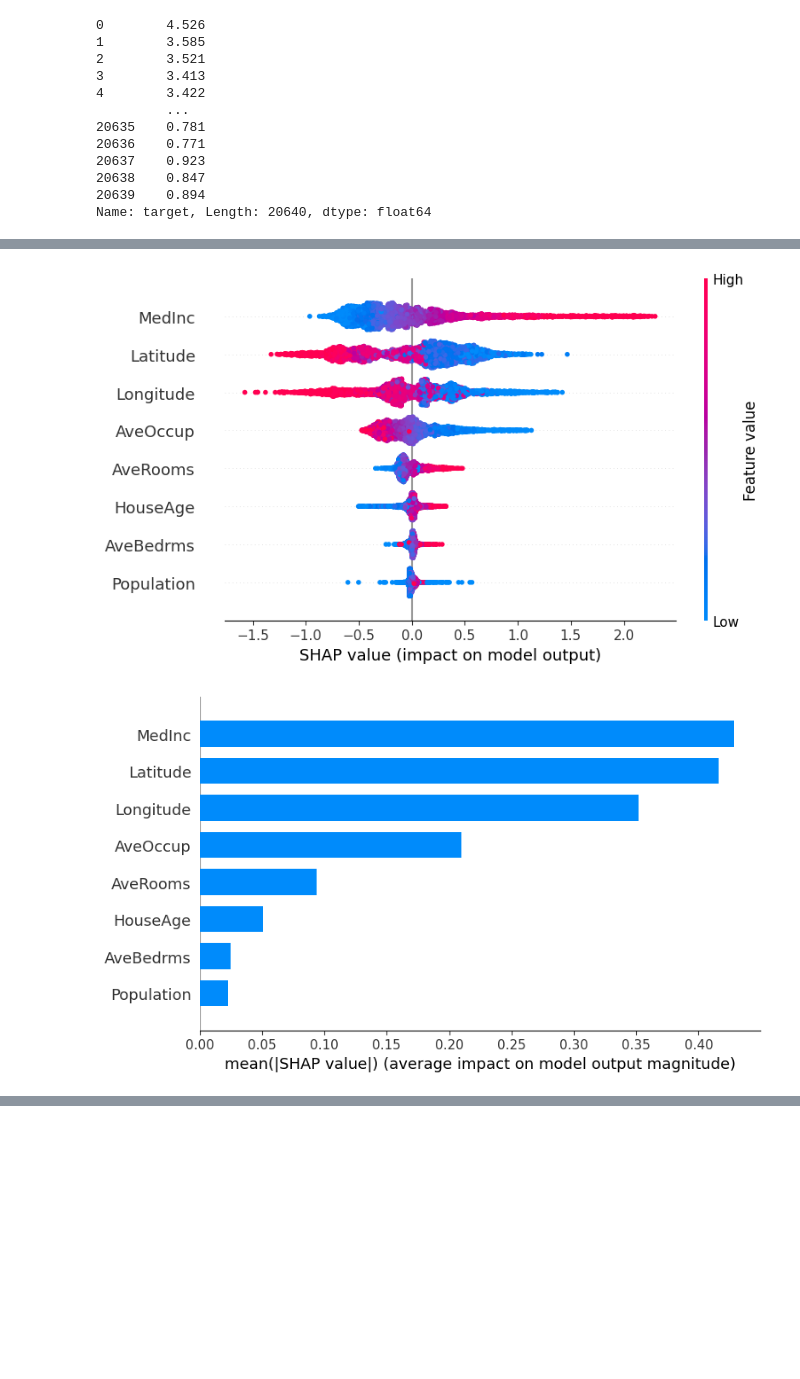
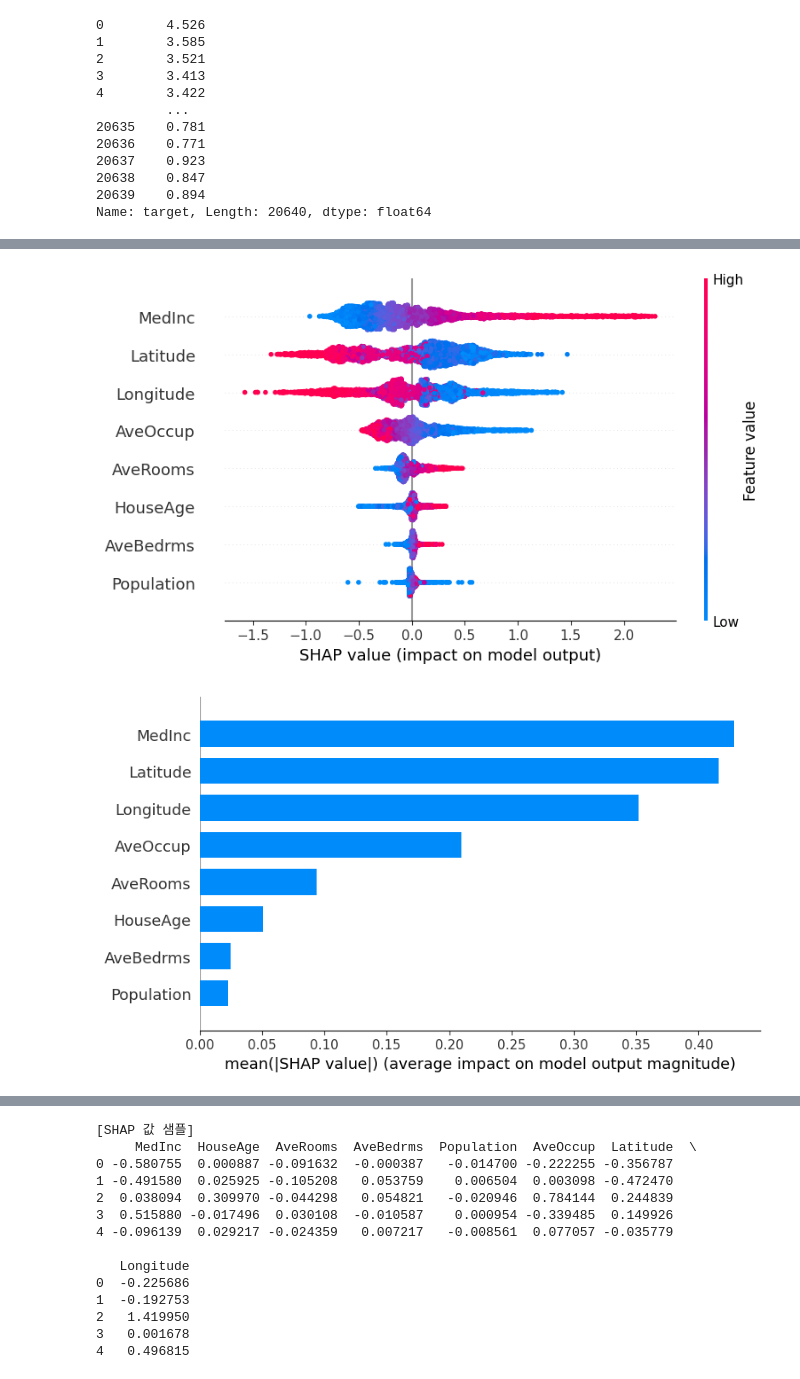
Before and after one commit to efforthye/human-ai, a Jupyter notebook: workspace/7-05) SHAP.ipynb, the cells around one changed output, grey strips where cells are left out. Cells and saved outputs as stored; diff of their text form; code cells hidden in the pictures; blank space fills up the shorter version.

Commit message:
feat: shap

```diff
--- a/workspace/7-05) SHAP.ipynb
+++ b/workspace/7-05) SHAP.ipynb
@@ -65,20 +65,41 @@ shap_values = explainer.shap_values(X_test) # 각 feature가 얼마나 예측
 # %%
 # 매직 코드: 그래프가 한번에 쫙 보여지는 것이다.
 %matplotlib inline
 
 # 영향도 시각화
 shap.summary_plot(shap_values, X_test) # 점 위치: 영향 방향(+/-), 색: feature 값 크기
 # shap bar plot(방향성)
 shap.summary_plot(shap_values, X_test, plot_type='bar')
 # shap dependence plot
 shap.dependence_plot("MedInc", shap_values, X_test)
 
 # shap waterfall plot
 sample_index = 0
 # 개별 샘플 shap 값
 shap.initjs() # 시각화 초기화
 #
-shap.waterfall_plot()
+shap.waterfall_plot(
+    shap.Explanation(
+        values=shap_values[sample_index],
+        base_values=explainer.expected_value,
+        data=X_test.iloc[sample_index],
+        feature_names=X.columns
+    )
+)
+
+# Force plot (interactive)
+
+shap.force_plot(
+    explainer.expected_value,
+    shap_values[0],
+    X_test.iloc[0]
+)
+
+# shap 값 직접 확인
+shap_df = pd.DataFrame(shap_values, columns=X.columns)
+
+print("\n[SHAP 값 샘플]")
+print(shap_df.head())
 # %% [output]
-[figure, old version]
+[figure, new version]
 [figure]
@@ -85,0 +109,14 @@ shap.waterfall_plot()
+[SHAP 값 샘플]
+     MedInc  HouseAge  AveRooms  AveBedrms  Population  AveOccup  Latitude  \
+0 -0.580755  0.000887 -0.091632  -0.000387   -0.014700 -0.222255 -0.356787
+1 -0.491580  0.025925 -0.105208   0.053759    0.006504  0.003098 -0.472470
+2  0.038094  0.309970 -0.044298   0.054821   -0.020946  0.784144  0.244839
+3  0.515880 -0.017496  0.030108  -0.010587    0.000954 -0.339485  0.149926
+4 -0.096139  0.029217 -0.024359   0.007217   -0.008561  0.077057 -0.035779
+
+   Longitude
+0  -0.225686
+1  -0.192753
+2   1.419950
+3   0.001678
+4   0.496815
```
Also changed, not shown: parts of 2 cells of this notebook, 4 other files.
